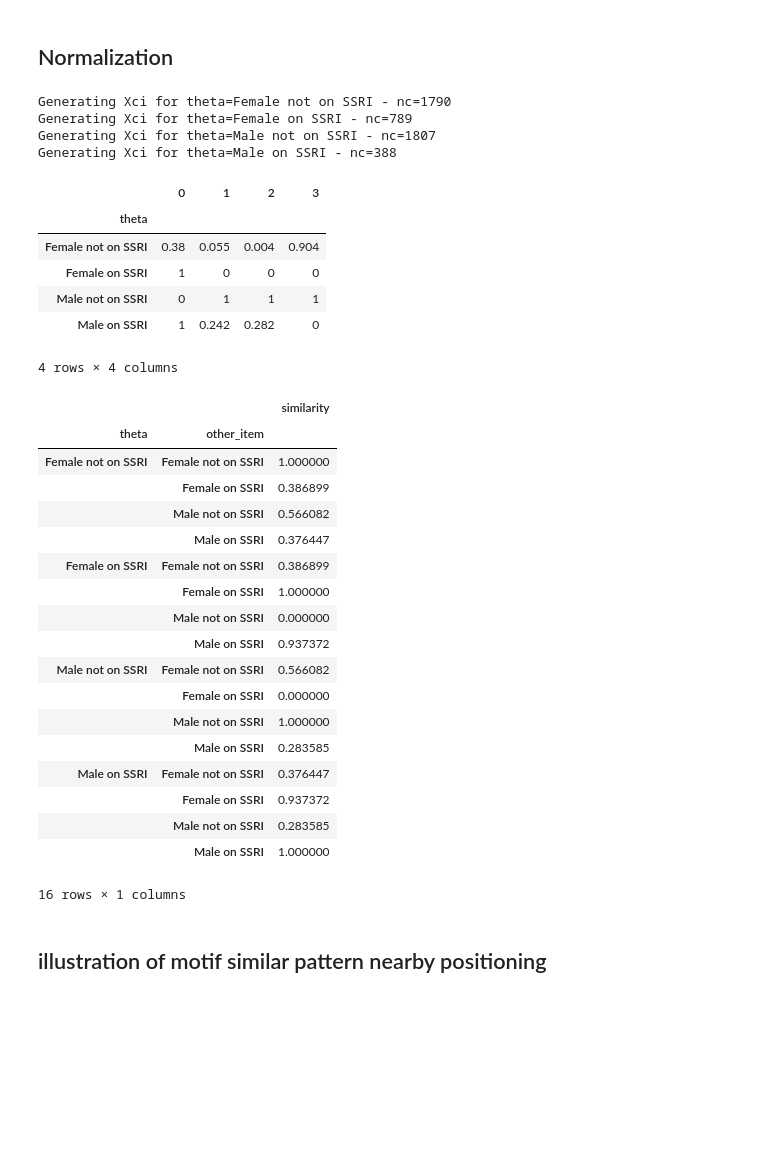
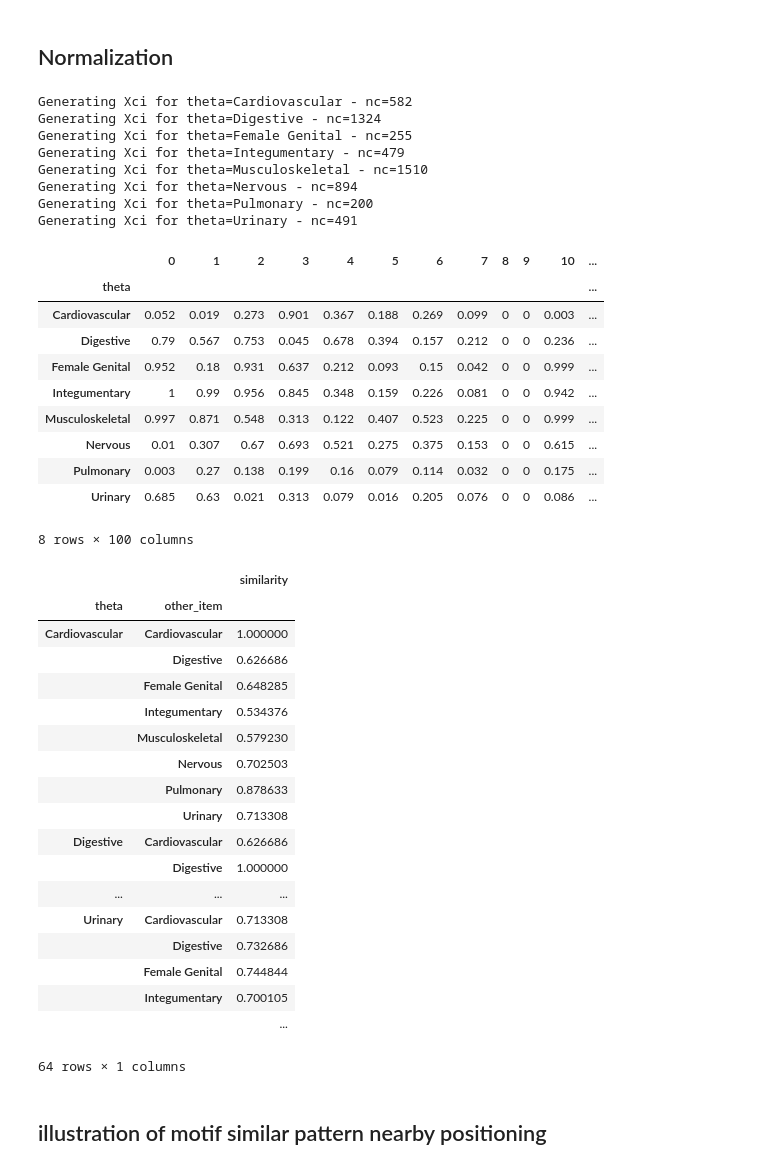
Before and after one commit to pvnick/tempos, a Jupyter notebook: pain_sax_ported.ipynb, the cells around one changed output. Saved outputs shown, nothing was run; the diff lists cells and outputs as text; code cells hidden in the pictures; blank space fills up the shorter version.

```diff
--- a/pain_sax_ported.ipynb
+++ b/pain_sax_ported.ipynb
@@ -252,3 +300,13 @@ array([[<matplotlib.axes.AxesSubplot object at 0x...>]], dtype=object)
+# %%
+pain_interpolated = pain_data_indexed
+pain_interpolated.dropna(subset=["PainScoreQuantMissing"], inplace=True)
+#dont include patients with null time series after interpolation
+patient_series_lengths = pain_interpolated.PainScoreQuantMissing.groupby(level=0).count()
+patients_with_blank_series = patient_series_lengths[patient_series_lengths == 0]
+pain_interpolated.drop(patients_with_blank_series.index, level=0, inplace=True)
+interpolated_grouped_by_patient = pain_interpolated \
+    .PainScoreQuantMissing \
+    .groupby(level = "PatientID")
 # %% [markdown]
 ### lilliefors test of normality (used by Dexter, F. & Chestnut, D. H. Analysis of statistical tests to compare visual analog scale measurements among groups. 82, 896–902 (1995))
 # %%
@@ -609,7 +667,7 @@ def sample_motif_importances(iteration, sample_size):
 ### Set everything up, including samples for histograms
 # %%
 all_motifs = {}
-beta = 2
+beta = 10
 number_of_ten_minute_intervals_in_frame = float(6 * 5) #5 hours
 saxes = interpolated_grouped_by_patient.apply(lambda s: sax_unwindowed_unnormalized(s, alphabet_size=beta, paa_length = np.ceil(s.count() / number_of_ten_minute_intervals_in_frame)))
 motif_matrices_by_patient = saxes.apply(get_raw_sequence_motif_vector, alphabet_size=beta)
@@ -795,9 +853,9 @@ start_cutoff_pain_data["custom_column"] = start_cutoff_pain_data["Gender"].apply
 ## Normalization
 # %%
 #start_cutoff_pain_data.PrimaryCPTCodeCategory2
-#clustered_motif_matrices = get_clustered_motif_matrices("PrimaryCPTCodeCategory2")
+clustered_motif_matrices = get_clustered_motif_matrices("PrimaryCPTCodeCategory2")
 #clustered_motif_matrices = get_clustered_motif_matrices("Gender")
-clustered_motif_matrices = get_clustered_motif_matrices("custom_column")
+#clustered_motif_matrices = get_clustered_motif_matrices("custom_column")
 #clustered_motif_matrices = get_clustered_motif_matrices("Age_Group")
 clustered_motif_matrices_grouped = clustered_motif_matrices.groupby(level=0)
 cluster_sample_sizes = clustered_motif_matrices_grouped.count()
@@ -806,44 +864,52 @@ total_motif_quantities_by_cluster = individual_motif_counts_by_cluster.sum(axis=
 motif_proportions_clusters = individual_motif_counts_by_cluster.apply(lambda val: val / total_motif_quantities_by_cluster)
 cluster_criteria = motif_proportions_clusters.index
 icons = pd.DataFrame(columns = motif_matrices_by_patient.columns, index = pd.Index(data=[], name="theta"))
 for criterion in cluster_criteria:
     motif_proportions_cluster = motif_proportions_clusters.ix[criterion]
     cluster_n = cluster_sample_sizes.ix[criterion][0]
     minimum_cluster_n = 50
     if cluster_n > minimum_cluster_n:
         print("Generating Xci for theta=" + str(criterion) + " - nc=" + str(cluster_n))
         nr = 1000
         motif_importance_sample = pd.Series(np.arange(nr)).apply(sample_motif_importances, sample_size=cluster_n)
         numerators = motif_importance_sample.apply(lambda row: row <= motif_proportions_cluster, axis=1).sum()
         denominators = motif_importance_sample.count()
         CDF = numerators / denominators
         pvals = 1 - CDF
         icon = pvals#.apply(lambda pval: sc.stats.norm.ppf(pval))
         #for pixel_index in icon.keys():
         #    pixel = icon[pixel_index]
         #    #if probability was 0 or 1, manually set to 6 std devs
         #    if pixel == np.inf:
         #        pixel = 10
         #    elif pixel == -np.inf:
         #        pixel = -10
         #    icon[pixel_index] = pixel
         icons.ix[str(criterion)] = icon
     else:
         print("Skipping theta=" + str(criterion) + " - nc=" + str(cluster_n))
 
 icons
 # %% [output]
-Generating Xci for theta=Female not on SSRI - nc=1790
-Generating Xci for theta=Female on SSRI - nc=789
-Generating Xci for theta=Male not on SSRI - nc=1807
-Generating Xci for theta=Male on SSRI - nc=388
+Generating Xci for theta=Cardiovascular - nc=582
+Generating Xci for theta=Digestive - nc=1324
+Generating Xci for theta=Female Genital - nc=255
+Generating Xci for theta=Integumentary - nc=479
+Generating Xci for theta=Musculoskeletal - nc=1510
+Generating Xci for theta=Nervous - nc=894
+Generating Xci for theta=Pulmonary - nc=200
+Generating Xci for theta=Urinary - nc=491
-|  | 0 | 1 | 2 | 3 |
-| theta |  |  |  |  |
-| Female not on SSRI | 0.38 | 0.055 | 0.004 | 0.904 |
-| Female on SSRI | 1 | 0 | 0 | 0 |
-| Male not on SSRI | 0 | 1 | 1 | 1 |
-| Male on SSRI | 1 | 0.242 | 0.282 | 0 |
+|  | 0 | 1 | 2 | 3 | 4 | 5 | 6 | 7 | 8 | 9 | 10 | ... |
+| theta |  |  |  |  |  |  |  |  |  |  |  | ... |
+| Cardiovascular | 0.052 | 0.019 | 0.273 | 0.901 | 0.367 | 0.188 | 0.269 | 0.099 | 0 | 0 | 0.003 | ... |
+| Digestive | 0.79 | 0.567 | 0.753 | 0.045 | 0.678 | 0.394 | 0.157 | 0.212 | 0 | 0 | 0.236 | ... |
+| Female Genital | 0.952 | 0.18 | 0.931 | 0.637 | 0.212 | 0.093 | 0.15 | 0.042 | 0 | 0 | 0.999 | ... |
+| Integumentary | 1 | 0.99 | 0.956 | 0.845 | 0.348 | 0.159 | 0.226 | 0.081 | 0 | 0 | 0.942 | ... |
+| Musculoskeletal | 0.997 | 0.871 | 0.548 | 0.313 | 0.122 | 0.407 | 0.523 | 0.225 | 0 | 0 | 0.999 | ... |
+| Nervous | 0.01 | 0.307 | 0.67 | 0.693 | 0.521 | 0.275 | 0.375 | 0.153 | 0 | 0 | 0.615 | ... |
+| Pulmonary | 0.003 | 0.27 | 0.138 | 0.199 | 0.16 | 0.079 | 0.114 | 0.032 | 0 | 0 | 0.175 | ... |
+| Urinary | 0.685 | 0.63 | 0.021 | 0.313 | 0.079 | 0.016 | 0.205 | 0.076 | 0 | 0 | 0.086 | ... |
-4 rows × 4 columns
+8 rows × 100 columns
 # %%
 def get_similarities(icon, all_icons):
     similarities = cosine_similarity(X=icon, Y=all_icons)[0]
@@ -856,23 +922,23 @@ all_theta_similarities
 # %% [output]
 |  |  | similarity |
 | theta | other_item |  |
-| Female not on SSRI | Female not on SSRI | 1.000000 |
-|  | Female on SSRI | 0.386899 |
-|  | Male not on SSRI | 0.566082 |
-|  | Male on SSRI | 0.376447 |
-| Female on SSRI | Female not on SSRI | 0.386899 |
-|  | Female on SSRI | 1.000000 |
-|  | Male not on SSRI | 0.000000 |
-|  | Male on SSRI | 0.937372 |
-| Male not on SSRI | Female not on SSRI | 0.566082 |
-|  | Female on SSRI | 0.000000 |
-|  | Male not on SSRI | 1.000000 |
-|  | Male on SSRI | 0.283585 |
-| Male on SSRI | Female not on SSRI | 0.376447 |
-|  | Female on SSRI | 0.937372 |
-|  | Male not on SSRI | 0.283585 |
-|  | Male on SSRI | 1.000000 |
+| Cardiovascular | Cardiovascular | 1.000000 |
+|  | Digestive | 0.626686 |
+|  | Female Genital | 0.648285 |
+|  | Integumentary | 0.534376 |
+|  | Musculoskeletal | 0.579230 |
+|  | Nervous | 0.702503 |
+|  | Pulmonary | 0.878633 |
+|  | Urinary | 0.713308 |
+| Digestive | Cardiovascular | 0.626686 |
+|  | Digestive | 1.000000 |
+| ... | ... | ... |
+| Urinary | Cardiovascular | 0.713308 |
+|  | Digestive | 0.732686 |
+|  | Female Genital | 0.744844 |
+|  | Integumentary | 0.700105 |
+|  |  | ... |
-16 rows × 1 columns
+64 rows × 1 columns
 # %% [markdown]
 ## illustration of motif similar pattern nearby positioning
 # %%
```
Also changed, not shown: parts of 14 cells of this notebook.
